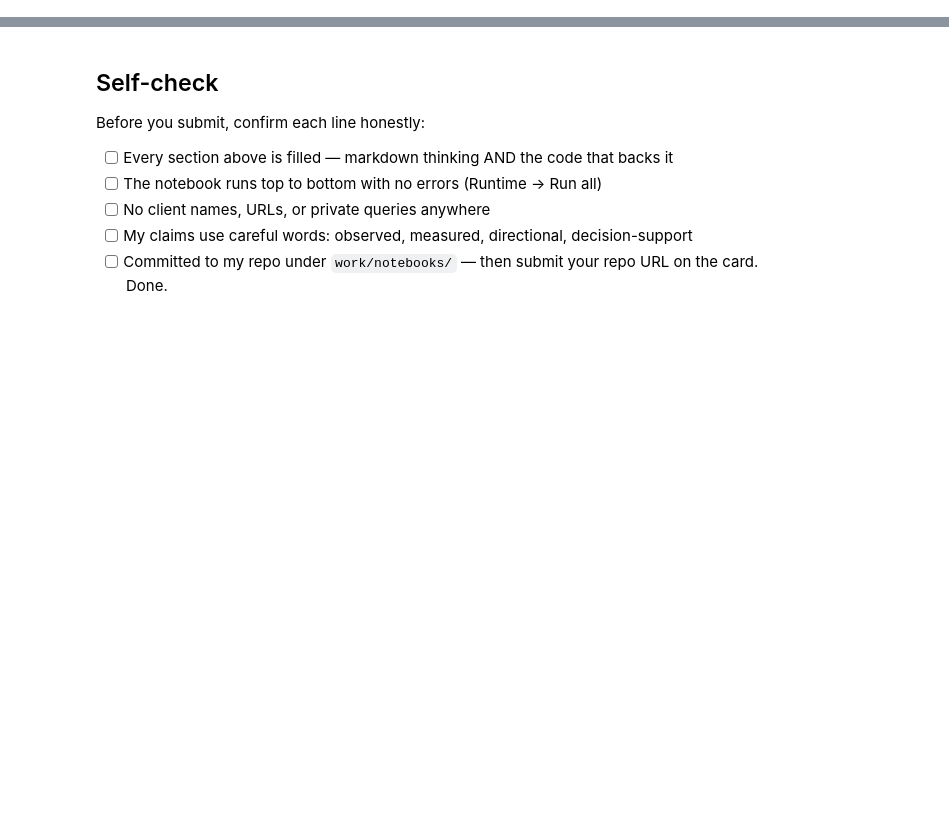
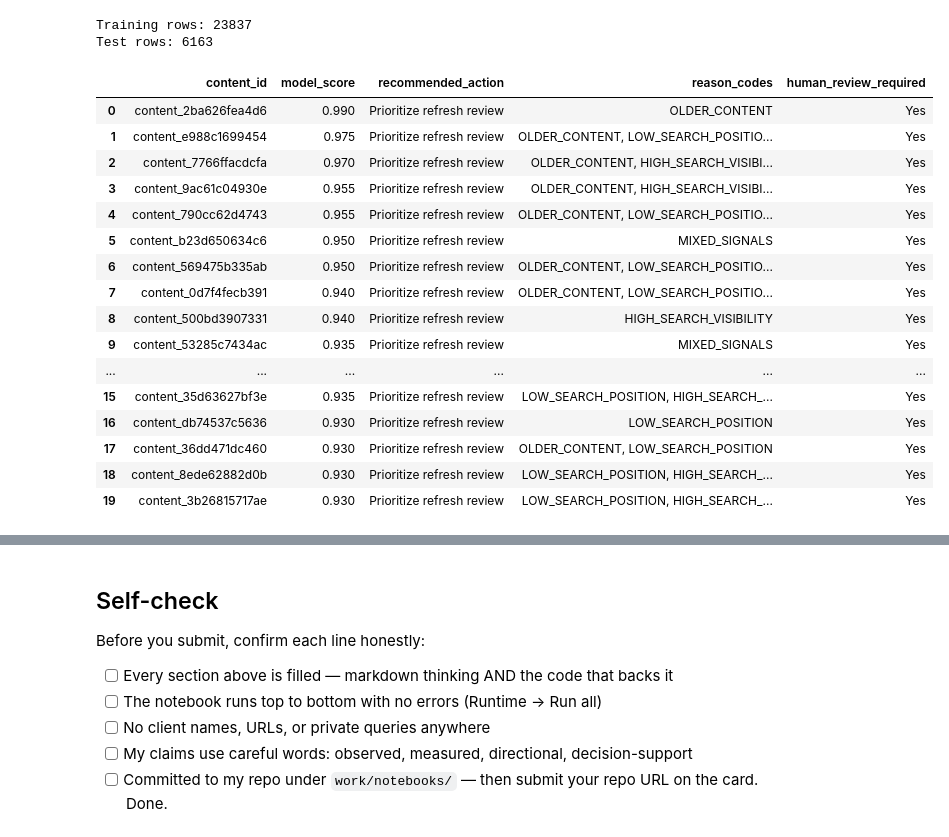
Before and after one commit to MeerMusabih/FlyRank-AI-Internship, a Jupyter notebook: work/notebooks/w07_action_playbook.ipynb, the cells around one changed output, grey strips where cells are left out. Drawn from its saved outputs; the diff is of its cells as text; code cells hidden in the pictures; blank space fills up the shorter version.

```diff
--- a/work/notebooks/w07_action_playbook.ipynb
+++ b/work/notebooks/w07_action_playbook.ipynb
@@ -28,0 +90,22 @@ This skeleton is yours to fill. Work the sections **in order** — each one has
+# %%
+splitter = GroupShuffleSplit(
+    n_splits=1,
+    test_size=0.20,
+    random_state=42
+)
+
+train_idx, test_idx = next(
+    splitter.split(X, y, groups)
+)
+
+X_train = X.iloc[train_idx]
+X_test = X.iloc[test_idx]
+
+y_train = y.iloc[train_idx]
+y_test = y.iloc[test_idx]
+
+print("Training rows:", len(train_idx))
+print("Test rows:", len(test_idx))
+# %% [output]
+Training rows: 23837
+Test rows: 6163
@@ -28,0 +158,20 @@ This skeleton is yours to fill. Work the sections **in order** — each one has
+# %%
+action_queue = df.iloc[test_idx][["content_id"]].copy()
+
+action_queue["model_score"] = model_score
+
+action_queue["recommended_action"] = np.select(
+    [
+        action_queue["model_score"] >= 0.80,
+        action_queue["model_score"] >= 0.60,
+        action_queue["model_score"] >= 0.40,
+    ],
+    [
+        "Prioritize refresh review",
+        "Editorial review",
+        "Monitor",
+    ],
+    default="No immediate action",
+)
+
+action_queue["human_review_required"] = "Yes"
@@ -28,0 +215,33 @@ This skeleton is yours to fill. Work the sections **in order** — each one has
+# %%
+action_queue = action_queue.sort_values(
+    "model_score",
+    ascending=False
+).reset_index(drop=True)
+
+action_queue[
+    [
+        "content_id",
+        "model_score",
+        "recommended_action",
+        "reason_codes",
+        "human_review_required",
+    ]
+].head(20)
+# %% [output]
+|  | content_id | model_score | recommended_action | reason_codes | human_review_required |
+| 0 | content_2ba626fea4d6 | 0.990 | Prioritize refresh review | OLDER_CONTENT | Yes |
+| 1 | content_e988c1699454 | 0.975 | Prioritize refresh review | OLDER_CONTENT, LOW_SEARCH_POSITIO... | Yes |
+| 2 | content_7766ffacdcfa | 0.970 | Prioritize refresh review | OLDER_CONTENT, HIGH_SEARCH_VISIBI... | Yes |
+| 3 | content_9ac61c04930e | 0.955 | Prioritize refresh review | OLDER_CONTENT, HIGH_SEARCH_VISIBI... | Yes |
+| 4 | content_790cc62d4743 | 0.955 | Prioritize refresh review | OLDER_CONTENT, LOW_SEARCH_POSITIO... | Yes |
+| 5 | content_b23d650634c6 | 0.950 | Prioritize refresh review | MIXED_SIGNALS | Yes |
+| 6 | content_569475b335ab | 0.950 | Prioritize refresh review | OLDER_CONTENT, LOW_SEARCH_POSITIO... | Yes |
+| 7 | content_0d7f4fecb391 | 0.940 | Prioritize refresh review | OLDER_CONTENT, LOW_SEARCH_POSITIO... | Yes |
+| 8 | content_500bd3907331 | 0.940 | Prioritize refresh review | HIGH_SEARCH_VISIBILITY | Yes |
+| 9 | content_53285c7434ac | 0.935 | Prioritize refresh review | MIXED_SIGNALS | Yes |
+| ... | ... | ... | ... | ... | ... |
+| 15 | content_35d63627bf3e | 0.935 | Prioritize refresh review | LOW_SEARCH_POSITION, HIGH_SEARCH_... | Yes |
+| 16 | content_db74537c5636 | 0.930 | Prioritize refresh review | LOW_SEARCH_POSITION | Yes |
+| 17 | content_36dd471dc460 | 0.930 | Prioritize refresh review | OLDER_CONTENT, LOW_SEARCH_POSITION | Yes |
+| 18 | content_8ede62882d0b | 0.930 | Prioritize refresh review | LOW_SEARCH_POSITION, HIGH_SEARCH_... | Yes |
+| 19 | content_3b26815717ae | 0.930 | Prioritize refresh review | LOW_SEARCH_POSITION, HIGH_SEARCH_... | Yes |
```
Also changed, not shown: parts of 18 cells of this notebook.
